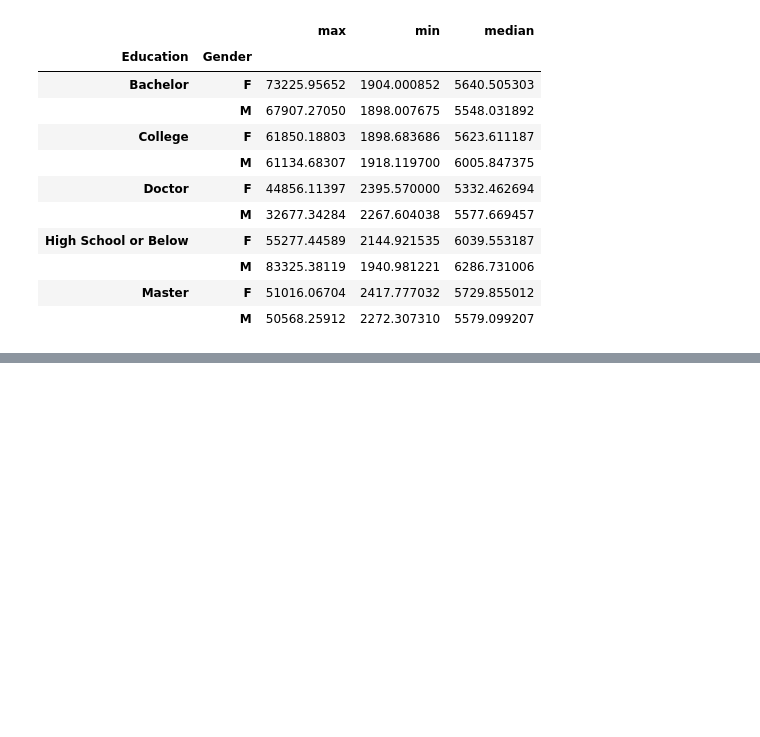
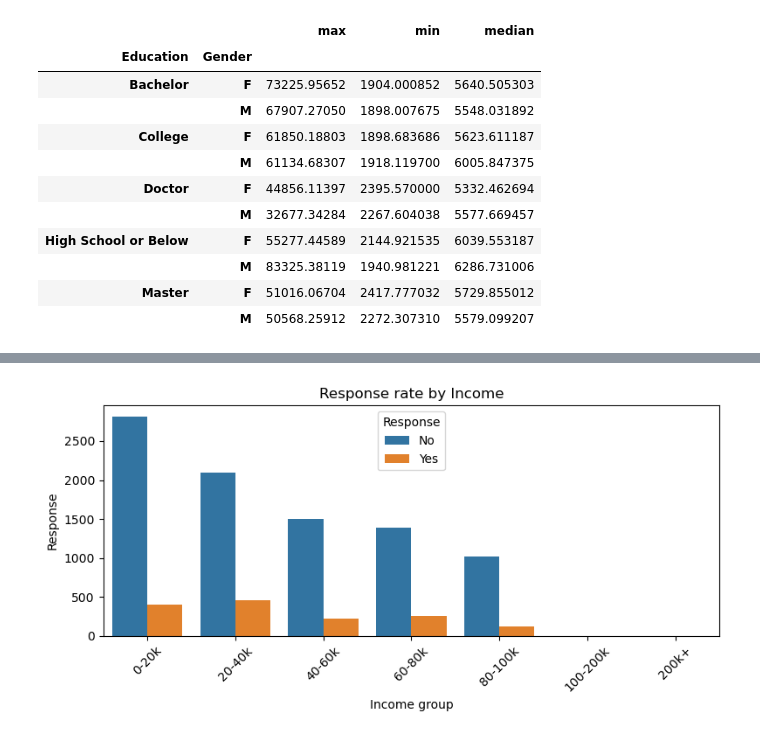
Before and after one commit to Claire540/lab-dw-data-aggregation-and-filtering, a Jupyter notebook: lab-dw-aggregating.ipynb, the cells around one changed output, grey strips where cells are left out. Saved outputs shown, nothing was run; the diff lists cells and outputs as text; code cells hidden in the pictures; blank space fills up the shorter version.

```diff
--- a/lab-dw-aggregating.ipynb
+++ b/lab-dw-aggregating.ipynb
@@ -206,0 +378,18 @@ df.groupby(['Education', 'Gender'])['Customer Lifetime Value'].agg(['max', 'min'
+# %%
+#Categories income into groups :
+bins = [0, 20000, 40000, 60000, 80000, 100000, 200000, float('inf')]
+labels = ['0-20k', '20-40k', '40-60k', '60-80k', '80-100k', '100-200k', '200k+']
+df['Income group'] = pd.cut(df['Income'], bins=bins, labels=labels, right=False)
+
+plt.figure(figsize=(8, 4))
+sns.countplot(data=df, x='Income group', hue='Response')
+plt.title('Response rate by Income')
+plt.xlabel('Income group')
+plt.ylabel('Response')
+plt.xticks(rotation=45)
+
+# Afficher le graphique
+plt.tight_layout()
+plt.show()
+# %% [output]
+[figure, added]
```
Also changed, not shown: parts of 19 cells of this notebook.
